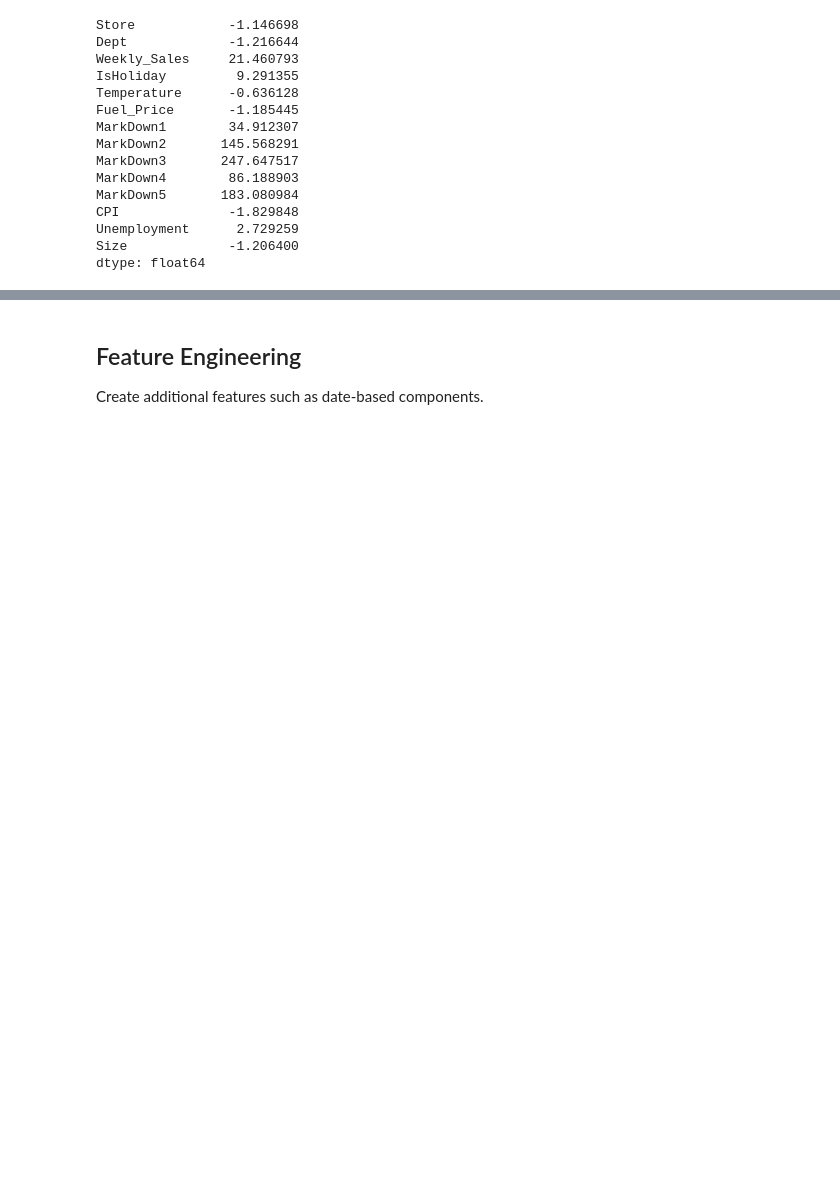
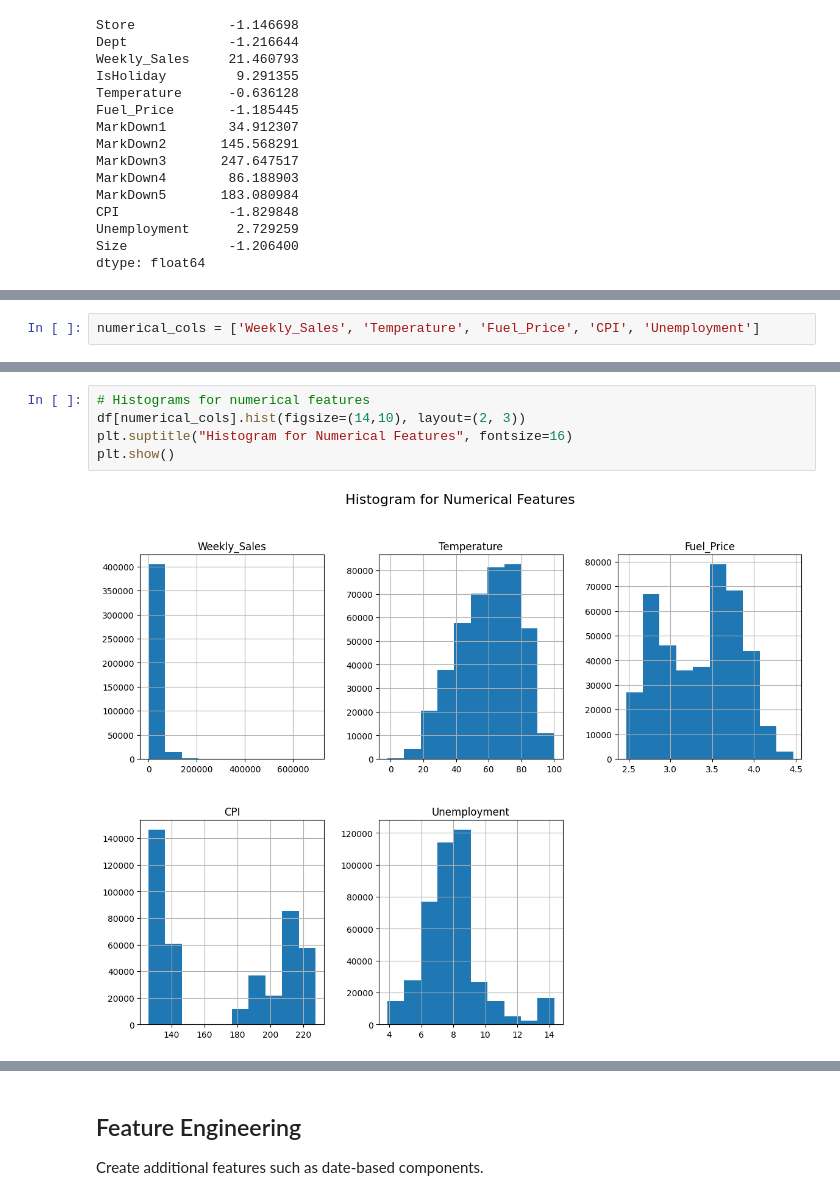
Before and after one commit to bright-light-hub/ML, a Jupyter notebook: Retail Sales Analytics.ipynb, the cells around one changed output, grey strips where cells are left out. Saved outputs shown, nothing was run; the diff lists cells and outputs as text; blank space fills up the shorter version.

```diff
--- a/Retail Sales Analytics.ipynb
+++ b/Retail Sales Analytics.ipynb
@@ -365,0 +389,2 @@ df.reset_index(drop=True, inplace=True)
+# %%
+numerical_cols = ['Weekly_Sales', 'Temperature', 'Fuel_Price', 'CPI', 'Unemployment']
@@ -365,0 +409,7 @@ df.reset_index(drop=True, inplace=True)
+# %%
+# Histograms for numerical features
+df[numerical_cols].hist(figsize=(14,10), layout=(2, 3))
+plt.suptitle("Histogram for Numerical Features", fontsize=16)
+plt.show()
+# %% [output]
+[figure, added]
```
Also changed, not shown: parts of 79 cells of this notebook.
